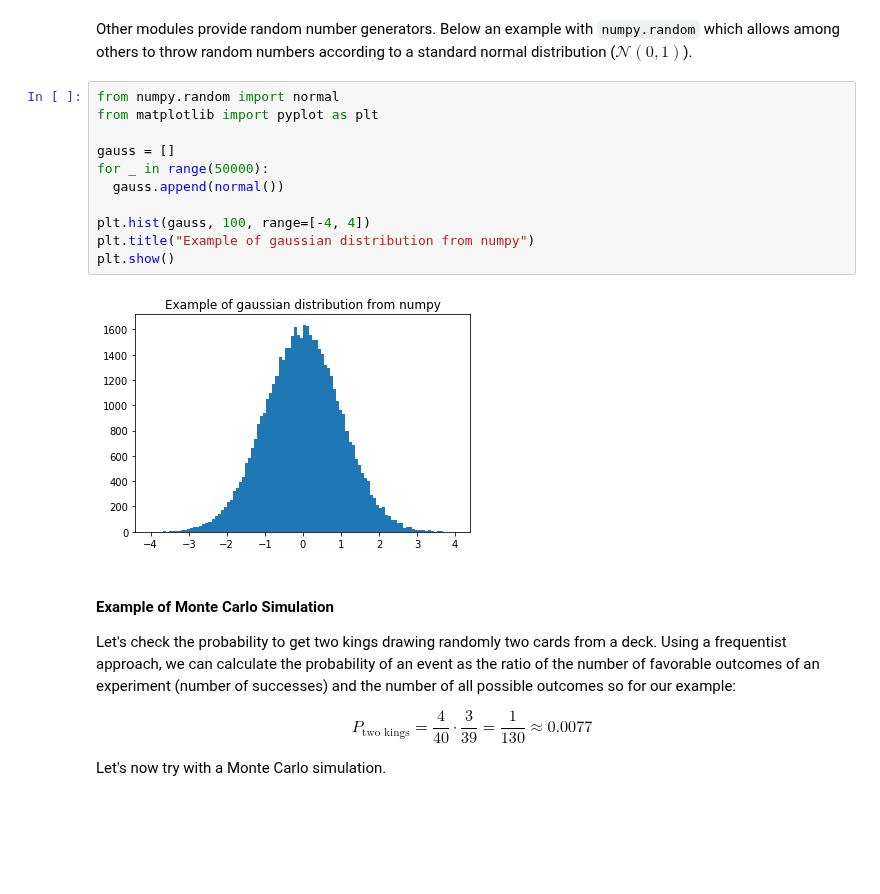
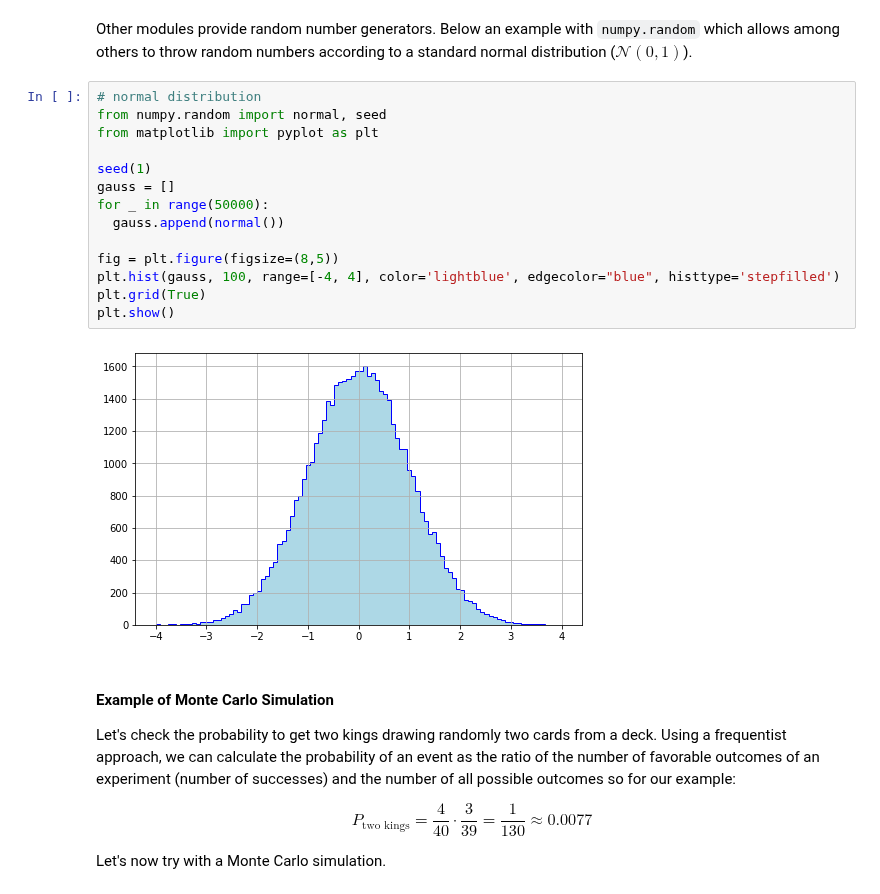
Before and after one commit to matteosan1/finance_course, a Jupyter notebook: lessons_2020/lesson4.ipynb, the cells around one changed output. Saved outputs shown, nothing was run; the diff lists cells and outputs as text; blank space fills up the shorter version.

```diff
--- a/lessons_2020/lesson4.ipynb
+++ b/lessons_2020/lesson4.ipynb
@@ -87,18 +89,21 @@ plt.show()
 # %% [markdown]
 Other modules provide random number generators. Below an example with `numpy.random` which allows among others to throw random numbers according to a standard normal distribution ($\mathcal{N}(0, 1)$).
 # %%
-from numpy.random import normal
+# normal distribution
+from numpy.random import normal, seed
 from matplotlib import pyplot as plt
 
+seed(1)
 gauss = []
 for _ in range(50000):
   gauss.append(normal())
 
-plt.hist(gauss, 100, range=[-4, 4])
-plt.title("Example of gaussian distribution from numpy")
+fig = plt.figure(figsize=(8,5))
+plt.hist(gauss, 100, range=[-4, 4], color='lightblue', edgecolor="blue", histtype='stepfilled')
+plt.grid(True)
 plt.show()
 # %% [output]
-[figure, old version]
+[figure, new version]
 # %% [markdown]
 #### Example of Monte Carlo Simulation
 
```
Also changed, not shown: parts of 55 cells of this notebook, 22 other files.
